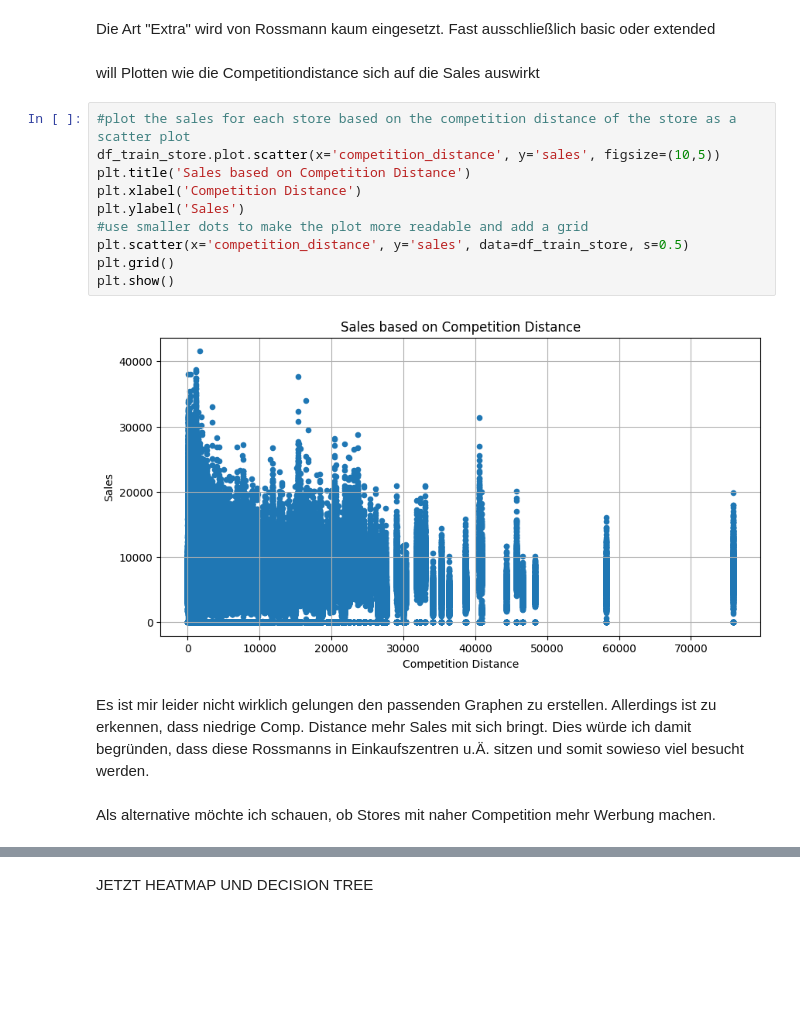
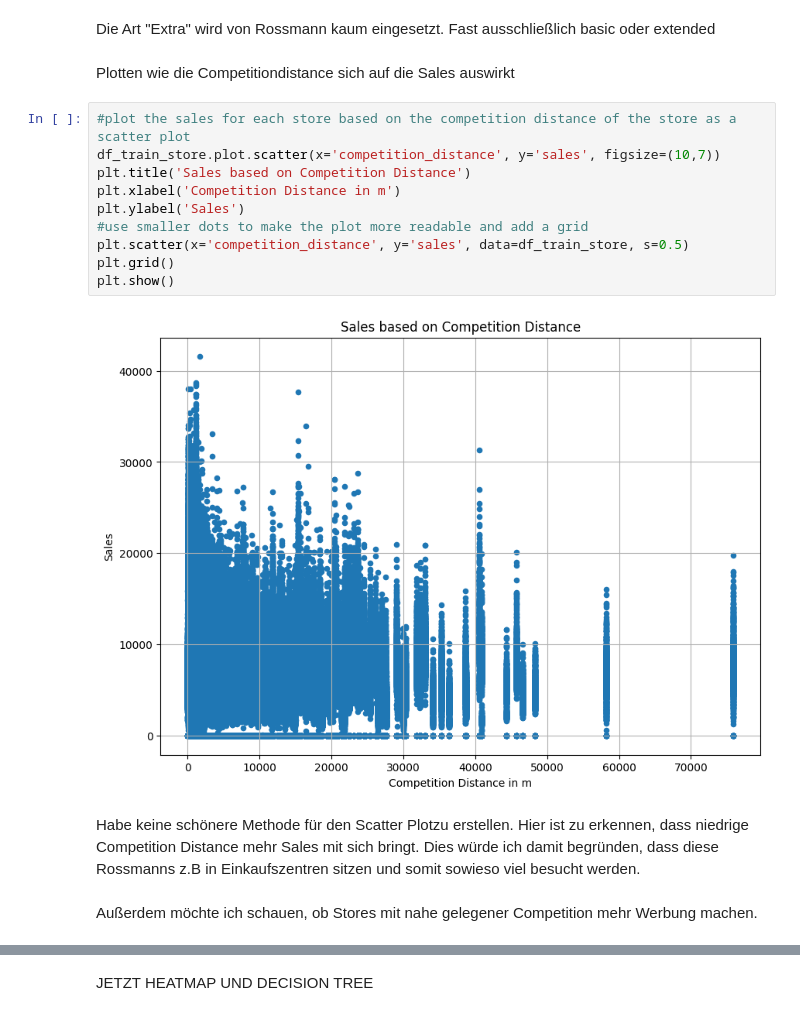
Before and after one commit to Bratpfannengamer/Rossmann, a Jupyter notebook: notebook.ipynb, the cells around one changed output, grey strips where cells are left out. Drawn from its saved outputs; the diff is of its cells as text; blank space fills up the shorter version.

```diff
--- a/notebook.ipynb
+++ b/notebook.ipynb
@@ -360,23 +366,23 @@ plt.show()
 # %% [markdown]
 Die Art "Extra" wird von Rossmann kaum eingesetzt. Fast ausschließlich basic oder extended
 # %% [markdown]
-will Plotten wie die Competitiondistance sich auf die Sales auswirkt
+Plotten wie die Competitiondistance sich auf die Sales auswirkt
 # %%
 #plot the sales for each store based on the competition distance of the store as a scatter plot
-df_train_store.plot.scatter(x='competition_distance', y='sales', figsize=(10,5))
+df_train_store.plot.scatter(x='competition_distance', y='sales', figsize=(10,7))
 plt.title('Sales based on Competition Distance')
-plt.xlabel('Competition Distance')
+plt.xlabel('Competition Distance in m')
 plt.ylabel('Sales')
 #use smaller dots to make the plot more readable and add a grid
 plt.scatter(x='competition_distance', y='sales', data=df_train_store, s=0.5)
 plt.grid()
 plt.show()
 # %% [output]
-[figure, old version]
+[figure, new version]
 # %% [markdown]
-Es ist mir leider nicht wirklich gelungen den passenden Graphen zu erstellen. Allerdings ist zu erkennen, dass niedrige Comp. Distance mehr Sales mit sich bringt. Dies würde ich damit begründen, dass diese Rossmanns in Einkaufszentren u.Ä. sitzen und somit sowieso viel besucht werden.
+Habe keine schönere Methode für den Scatter Plotzu erstellen. Hier ist zu erkennen, dass niedrige Competition Distance mehr Sales mit sich bringt. Dies würde ich damit begründen, dass diese Rossmanns z.B in Einkaufszentren sitzen und somit sowieso viel besucht werden.
 # %% [markdown]
-Als alternative möchte ich schauen, ob Stores mit naher Competition mehr Werbung machen.
+Außerdem möchte ich schauen, ob Stores mit nahe gelegener Competition mehr Werbung machen.
 # %%
 #create a plot showing the frequency of promotions based on competition distance
 #first create a new column with the competition distance divided by 1000
```
Also changed, not shown: parts of 16 cells of this notebook.
